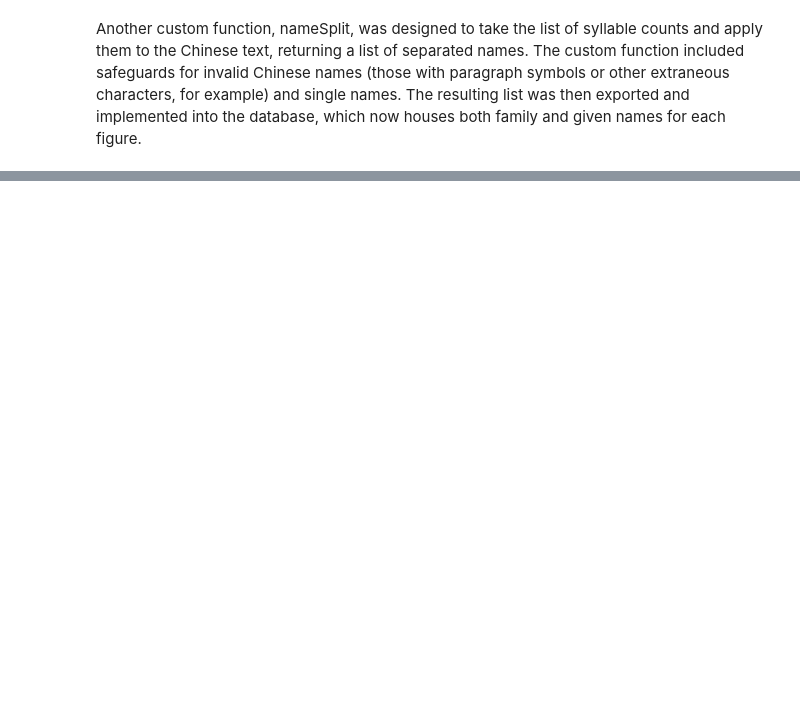
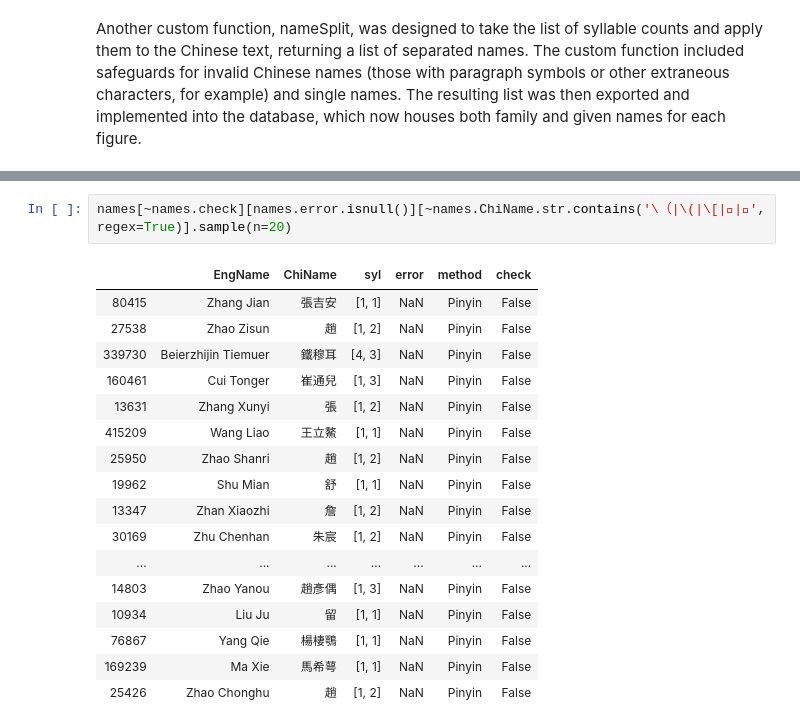
Before and after one commit to JHGFD82/ChineseSyllableCountGeneratorDraftNotes, a Jupyter notebook: Chinese Syllable Count Generator.ipynb, the cells around one changed output, grey strips where cells are left out. Saved outputs shown, nothing was run; the diff lists cells and outputs as text; blank space fills up the shorter version.

```diff
--- a/Chinese Syllable Count Generator.ipynb
+++ b/Chinese Syllable Count Generator.ipynb
@@ -733,0 +739,20 @@ names.groupby('check').count()
+# %%
+names[~names.check][names.error.isnull()][~names.ChiName.str.contains('\（|\(|\[||', regex=True)].sample(n=20)
+# %% [output]
+|  | EngName | ChiName | syl | error | method | check |
+| 80415 | Zhang Jian | 張吉安 | [1, 1] | NaN | Pinyin | False |
+| 27538 | Zhao Zisun | 趙 | [1, 2] | NaN | Pinyin | False |
+| 339730 | Beierzhijin Tiemuer | 鐵穆耳 | [4, 3] | NaN | Pinyin | False |
+| 160461 | Cui Tonger | 崔通兒 | [1, 3] | NaN | Pinyin | False |
+| 13631 | Zhang Xunyi | 張 | [1, 2] | NaN | Pinyin | False |
+| 415209 | Wang Liao | 王立鰲 | [1, 1] | NaN | Pinyin | False |
+| 25950 | Zhao Shanri | 趙 | [1, 2] | NaN | Pinyin | False |
+| 19962 | Shu Mian | 舒 | [1, 1] | NaN | Pinyin | False |
+| 13347 | Zhan Xiaozhi | 詹 | [1, 2] | NaN | Pinyin | False |
+| 30169 | Zhu Chenhan | 朱宸 | [1, 2] | NaN | Pinyin | False |
+| ... | ... | ... | ... | ... | ... | ... |
+| 14803 | Zhao Yanou | 趙彥偶 | [1, 3] | NaN | Pinyin | False |
+| 10934 | Liu Ju | 留 | [1, 1] | NaN | Pinyin | False |
+| 76867 | Yang Qie | 楊棲鶚 | [1, 1] | NaN | Pinyin | False |
+| 169239 | Ma Xie | 馬希萼 | [1, 1] | NaN | Pinyin | False |
+| 25426 | Zhao Chonghu | 趙 | [1, 2] | NaN | Pinyin | False |
```
Also changed, not shown: parts of 14 cells of this notebook.
